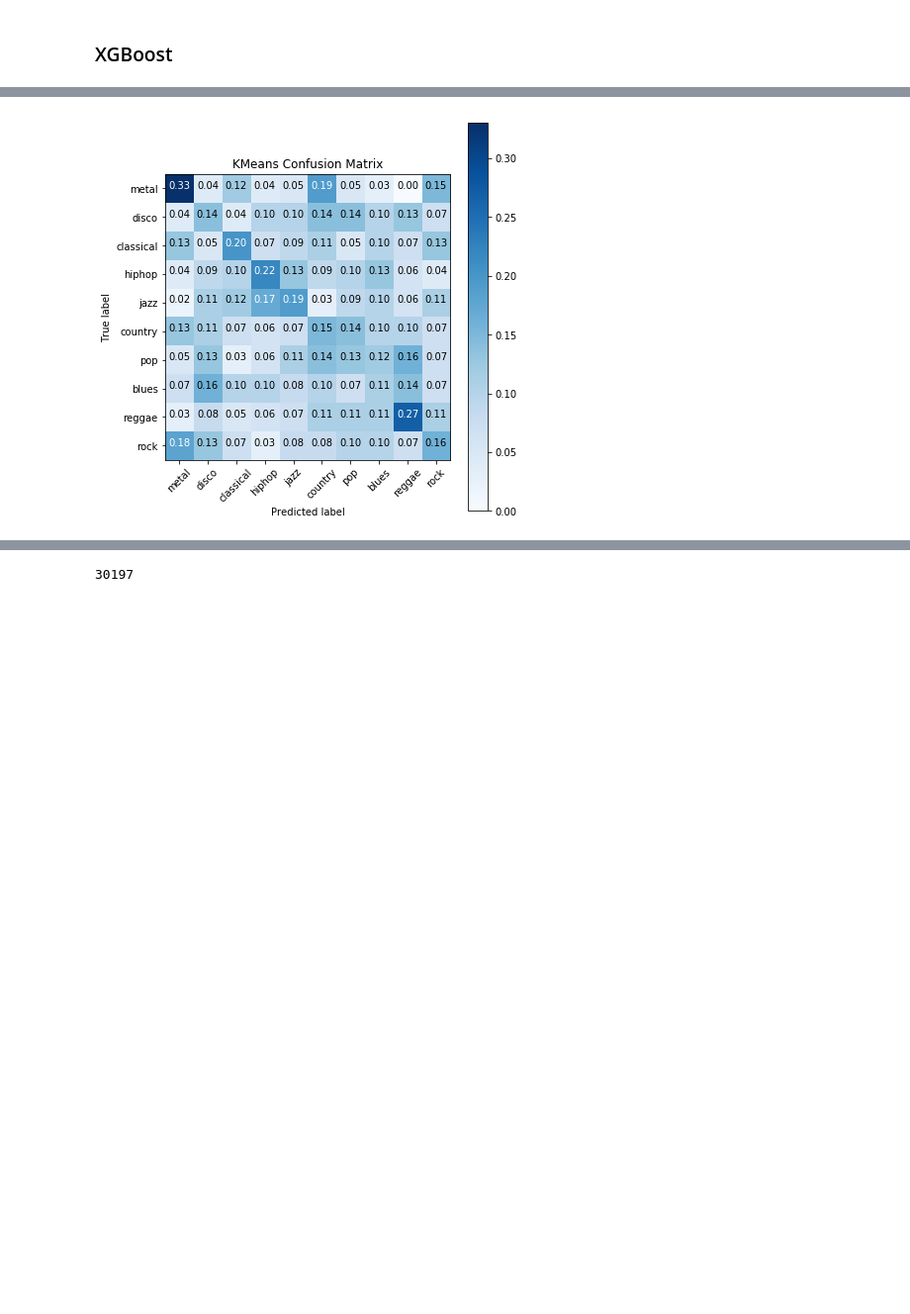
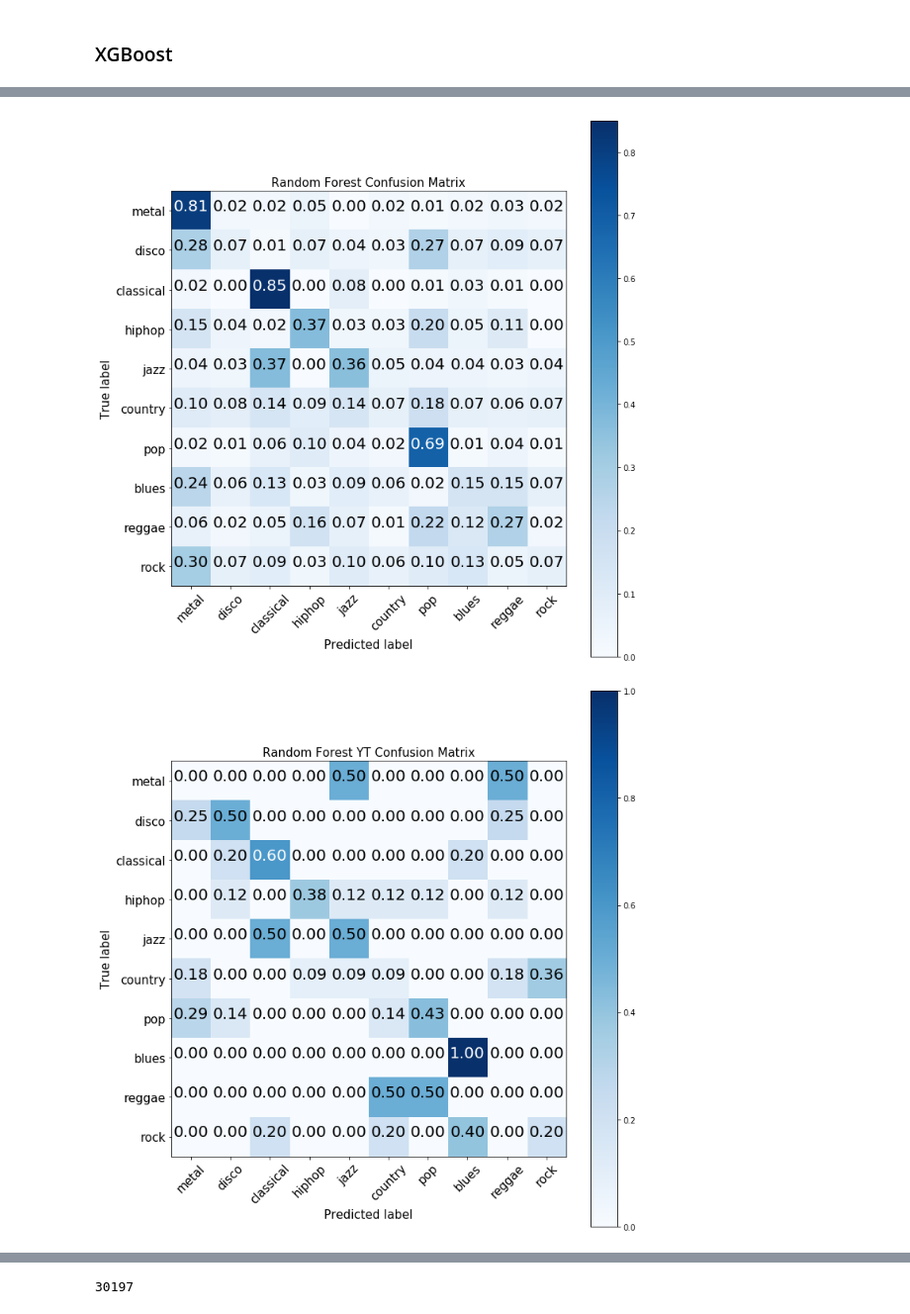
Before and after one commit to GTU-Projects/CSE455_MachineLearning_2018, a Jupyter notebook: Final_MusicClassification/music_classfication.ipynb, the cells around one changed output, grey strips where cells are left out. Shown at 99% size. Drawn from its saved outputs; the diff is of its cells as text; code cells hidden in the pictures; blank space fills up the shorter version.

```diff
--- a/Final_MusicClassification/music_classfication.ipynb
+++ b/Final_MusicClassification/music_classfication.ipynb
@@ -471,19 +521,17 @@ for trainIndex, testIndex in kf.split(all_input_data):
     actual.extend(y_test)
     guess.extend(model.predict(d_valid))
 
-    #d_yt = xgb.DMatrix(yt_data, yt_class)
-    #yt_guess.extend(model.predict(d_yt))
-    #yt_actual.extend(yt_class)
+    d_yt = xgb.DMatrix(yt_data, yt_class)
+    yt_guess.extend(model.predict(d_yt))
+    yt_actual.extend(yt_class)
 
 coeff = confusion_matrix(actual, guess)
 plot_confusion_matrix(coeff, classes=music_type_str, normalize=True,
-                      title='XGBoost Confusion Matrix')
+                      title='XGBoost Confusion Matrix',figsize=(10,10))
 print('XGBoost Accuracy Score:',accuracy_score(actual, guess))
 
-"""
 coeff = confusion_matrix(yt_guess, yt_actual)
-plot_confusion_matrix(coeff, classes=[Y_str[i] for i in range(10)], normalize=True,
-                      title='XGBoost YT Confusion Matrix')
+plot_confusion_matrix(coeff, classes=music_type_str, normalize=True,
+                      title='XGBoost YT Confusion Matrix',figsize=(10,10))
 print("XGBoost Youtube Score: ", accuracy_score(yt_guess, yt_actual))
-"""
 # %% [output]
@@ -521,21 +553,26 @@ actual = []
 yt_guess = []
 yt_actual = []
 
-for trainIndex, testIndex in kf.split(projected):
-    X_train, X_test = projected[trainIndex], projected[testIndex]
+for trainIndex, testIndex in kf.split(all_input_shuffledData):
+    X_train, X_test = all_input_shuffledData[trainIndex], all_input_shuffledData[testIndex]
     y_train, y_test = all_input_shuffledClass[trainIndex], all_input_shuffledClass[testIndex]
 
-    clusterer = KMeansClusterer(k, euclidean_distance, repeats=10)
-    clusters = clusterer.cluster(X_train, True)
+    clf = RandomForestClassifier(max_depth=3, random_state=0)
+    clf.fit(X_train, y_train)
 
     actual.extend(y_test)
-    guess.extend(dt.predict(X_test))
+    guess.extend(clf.predict(X_test))
 
-#    yt_guess.extend(dt.predict(yt_data))
-#    yt_actual.extend(yt_class)
+    yt_guess.extend(dt.predict(yt_data))
+    yt_actual.extend(yt_class)
 
 coeff = confusion_matrix(actual, guess)
 plot_confusion_matrix(coeff, classes=music_type_str, normalize=True,
-                      title='KMeans Confusion Matrix')
-print("KMeans Score: ", accuracy_score(actual, guess))
+                      title='Random Forest Confusion Matrix',figsize=(10,10))
+print("Random Forest Score: ", accuracy_score(actual, guess))
+
+coeff = confusion_matrix(yt_guess, yt_actual)
+plot_confusion_matrix(coeff, classes=music_type_str, normalize=True,
+                      title='Random Forest YT Confusion Matrix',figsize=(10,10))
+print("Random Forest Youtube Score: ", accuracy_score(yt_guess, yt_actual))
 # %% [output]
@@ -545 +583,2 @@ Wall time: 156 ms
-[figure, old version]
+[figure, new version]
+[figure, added]
```
Also changed, not shown: parts of 15 cells of this notebook, 1 other file.
